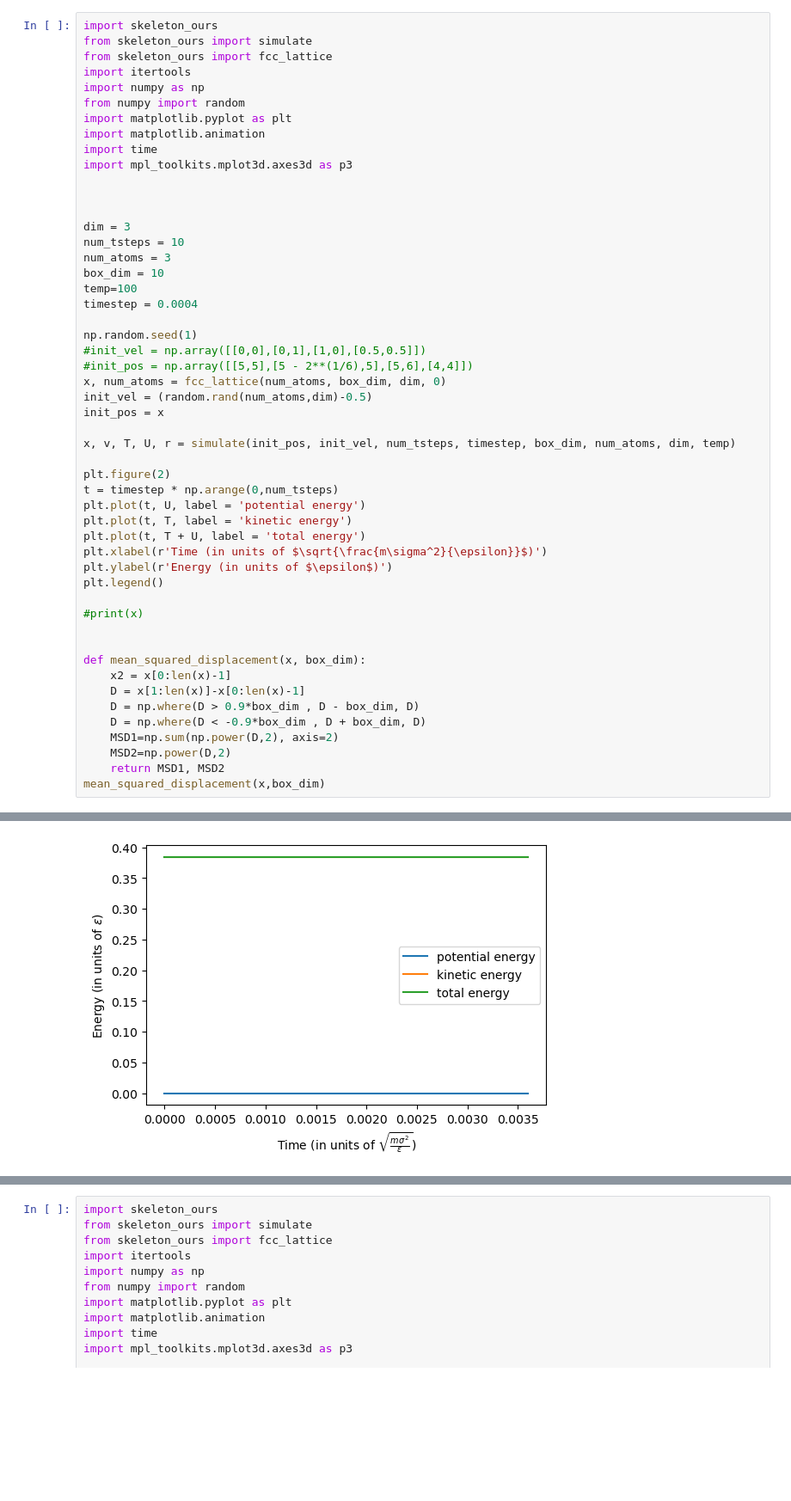
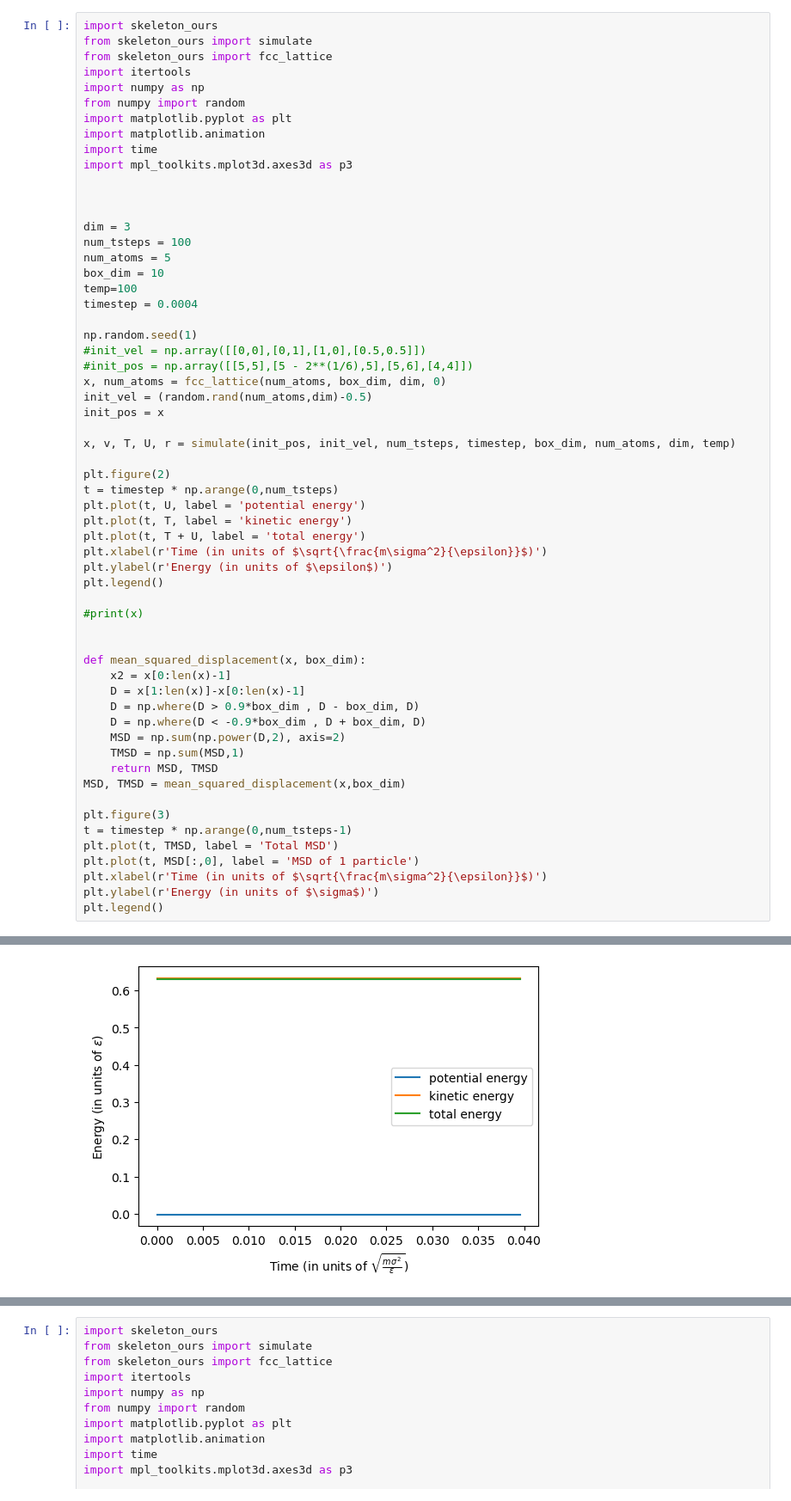
Before and after one commit to Pudellos/Computational-Physics-TU-Delft-Project-1, a Jupyter notebook: Untitled.ipynb, the cells around one changed output, grey strips where cells are left out. Shown: that part at 86% size. Saved outputs shown, nothing was run; the diff lists cells and outputs as text; blank space fills up the shorter version.

```diff
--- a/Untitled.ipynb
+++ b/Untitled.ipynb
@@ -13,8 +13,8 @@ import mpl_toolkits.mplot3d.axes3d as p3
 
 
 dim = 3
-num_tsteps = 10
-num_atoms = 3
+num_tsteps = 100
+num_atoms = 5
 box_dim = 10
 temp=100
 timestep = 0.0004
@@ -45,8 +45,16 @@ def mean_squared_displacement(x, box_dim):
     D = x[1:len(x)]-x[0:len(x)-1]
     D = np.where(D > 0.9*box_dim , D - box_dim, D)
     D = np.where(D < -0.9*box_dim , D + box_dim, D)
-    MSD1=np.sum(np.power(D,2), axis=2)
-    MSD2=np.power(D,2)
-    return MSD1, MSD2
-mean_squared_displacement(x,box_dim)
+    MSD = np.sum(np.power(D,2), axis=2)
+    TMSD = np.sum(MSD,1)
+    return MSD, TMSD
+MSD, TMSD = mean_squared_displacement(x,box_dim)
+
+plt.figure(3)
+t = timestep * np.arange(0,num_tsteps-1)
+plt.plot(t, TMSD, label = 'Total MSD')
+plt.plot(t, MSD[:,0], label = 'MSD of 1 particle')
+plt.xlabel(r'Time (in units of $\sqrt{\frac{m\sigma^2}{\epsilon}}$)')
+plt.ylabel(r'Energy (in units of $\sigma$)')
+plt.legend()
 # %% [output]
@@ -71 +63 @@ To fill the FCC lattice 0 particles were added for a total of 3 particles.
-[figure, old version]
+[figure, new version]
```
Also changed, not shown: parts of 1 cell of this notebook.
